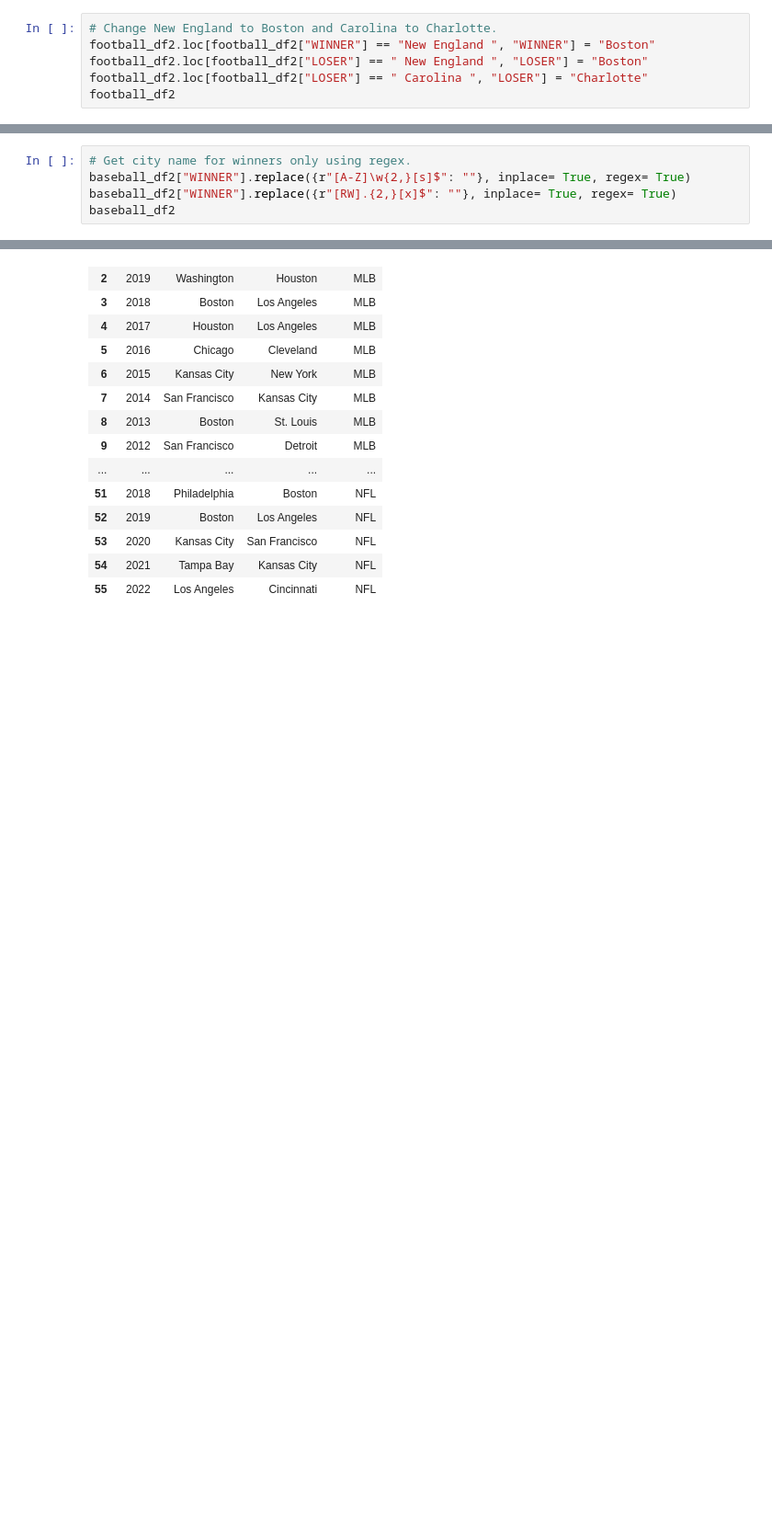
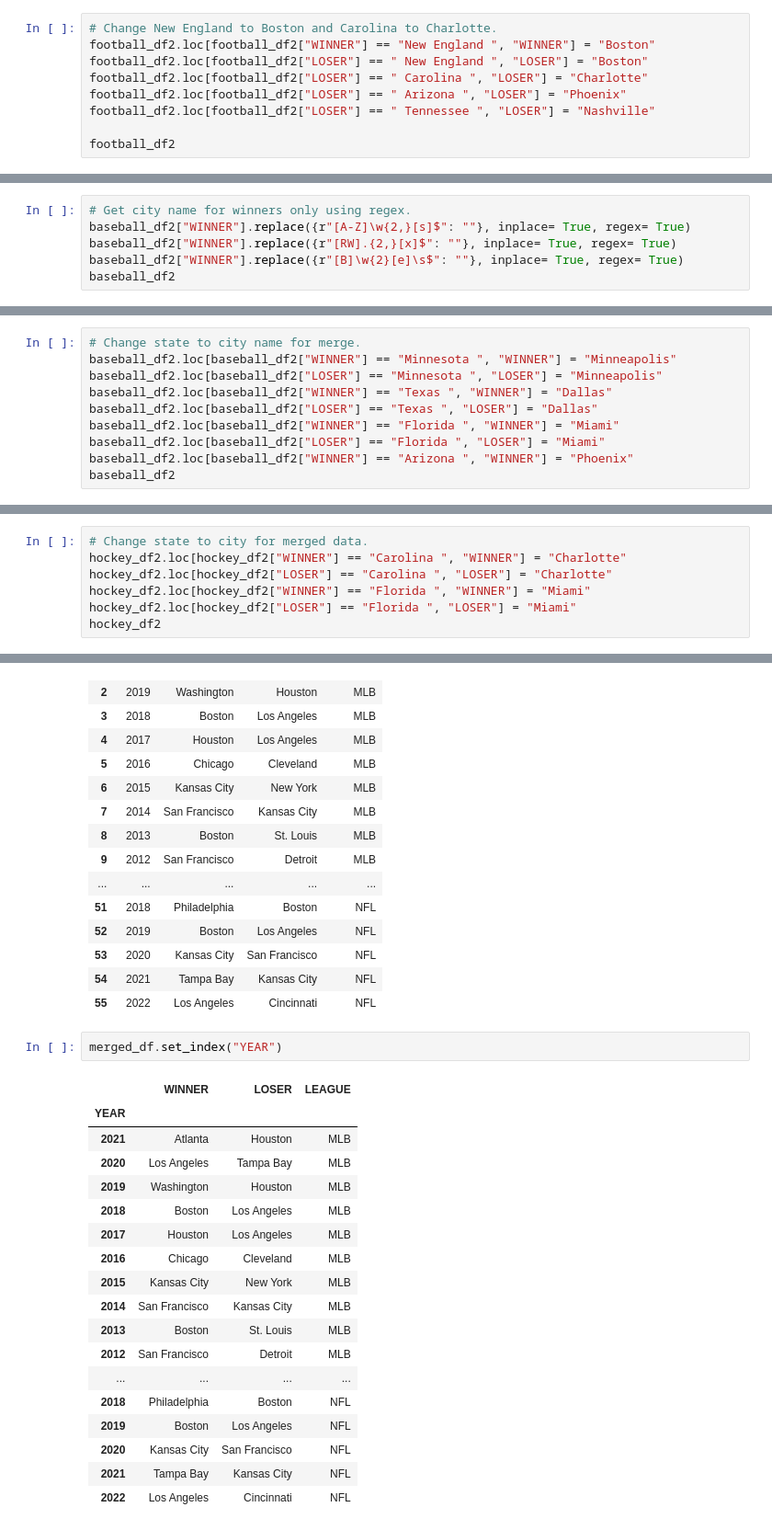
Before and after one commit to pbarana89/Champions_by_City, a Jupyter notebook: Champions.ipynb, the cells around one changed output, grey strips where cells are left out. Shown at 92% size. Cells and saved outputs as stored; diff of their text form; blank space fills up the shorter version.

```diff
--- a/Champions.ipynb
+++ b/Champions.ipynb
@@ -164,6 +164,9 @@ football_df2
 football_df2.loc[football_df2["WINNER"] == "New England ", "WINNER"] = "Boston"
 football_df2.loc[football_df2["LOSER"] == " New England ", "LOSER"] = "Boston"
 football_df2.loc[football_df2["LOSER"] == " Carolina ", "LOSER"] = "Charlotte"
+football_df2.loc[football_df2["LOSER"] == " Arizona ", "LOSER"] = "Phoenix"
+football_df2.loc[football_df2["LOSER"] == " Tennessee ", "LOSER"] = "Nashville"
+
 football_df2
 # %% [output]
 A value is trying to be set on a copy of a slice from a DataFrame
@@ -285,6 +280,7 @@ baseball_df2
 # Get city name for winners only using regex.
 baseball_df2["WINNER"].replace({r"[A-Z]\w{2,}[s]$": ""}, inplace= True, regex= True)
 baseball_df2["WINNER"].replace({r"[RW].{2,}[x]$": ""}, inplace= True, regex= True)
+baseball_df2["WINNER"].replace({r"[B]\w{2}[e]\s$": ""}, inplace= True, regex= True)
 baseball_df2
 # %% [output]
 A value is trying to be set on a copy of a slice from a DataFrame
@@ -335,3 +331,13 @@ See the caveats in the documentation: https://pandas.pydata.org/pandas-docs/stab
 | 116 | 1905 | New York | Philadelphia |
 | 117 | No World Series held in 1904 due ... | None | None |
 | 118 | 1903 | Boston | Pittsburgh |
+# %%
+# Change state to city name for merge.
+baseball_df2.loc[baseball_df2["WINNER"] == "Minnesota ", "WINNER"] = "Minneapolis"
+baseball_df2.loc[baseball_df2["LOSER"] == "Minnesota ", "LOSER"] = "Minneapolis"
+baseball_df2.loc[baseball_df2["WINNER"] == "Texas ", "WINNER"] = "Dallas"
+baseball_df2.loc[baseball_df2["LOSER"] == "Texas ", "LOSER"] = "Dallas"
+baseball_df2.loc[baseball_df2["WINNER"] == "Florida ", "WINNER"] = "Miami"
+baseball_df2.loc[baseball_df2["LOSER"] == "Florida ", "LOSER"] = "Miami"
+baseball_df2.loc[baseball_df2["WINNER"] == "Arizona ", "WINNER"] = "Phoenix"
+baseball_df2
@@ -475,3 +507,10 @@ See the caveats in the documentation: https://pandas.pydata.org/pandas-docs/stab
 | 93 | 2020 | Tampa Bay | Dallas |
 | 94 | 2021 | Tampa Bay | Montreal |
 | 95 | 2022 | Colorado | Tampa Bay |
+# %%
+# Change state to city for merged data.
+hockey_df2.loc[hockey_df2["WINNER"] == "Carolina ", "WINNER"] = "Charlotte"
+hockey_df2.loc[hockey_df2["LOSER"] == "Carolina ", "LOSER"] = "Charlotte"
+hockey_df2.loc[hockey_df2["WINNER"] == "Florida ", "WINNER"] = "Miami"
+hockey_df2.loc[hockey_df2["LOSER"] == "Florida ", "LOSER"] = "Miami"
+hockey_df2
@@ -839,3 +901,24 @@ merged_df
 | 53 | 2020 | Kansas City | San Francisco | NFL |
 | 54 | 2021 | Tampa Bay | Kansas City | NFL |
 | 55 | 2022 | Los Angeles | Cincinnati | NFL |
+# %%
+merged_df.set_index("YEAR")
+# %% [output]
+|  | WINNER | LOSER | LEAGUE |
+| YEAR |  |  |  |
+| 2021 | Atlanta | Houston | MLB |
+| 2020 | Los Angeles | Tampa Bay | MLB |
+| 2019 | Washington | Houston | MLB |
+| 2018 | Boston | Los Angeles | MLB |
+| 2017 | Houston | Los Angeles | MLB |
+| 2016 | Chicago | Cleveland | MLB |
+| 2015 | Kansas City | New York | MLB |
+| 2014 | San Francisco | Kansas City | MLB |
+| 2013 | Boston | St. Louis | MLB |
+| 2012 | San Francisco | Detroit | MLB |
+| ... | ... | ... | ... |
+| 2018 | Philadelphia | Boston | NFL |
+| 2019 | Boston | Los Angeles | NFL |
+| 2020 | Kansas City | San Francisco | NFL |
+| 2021 | Tampa Bay | Kansas City | NFL |
+| 2022 | Los Angeles | Cincinnati | NFL |
```
Also changed, not shown: parts of 12 cells of this notebook, 2 other files.
